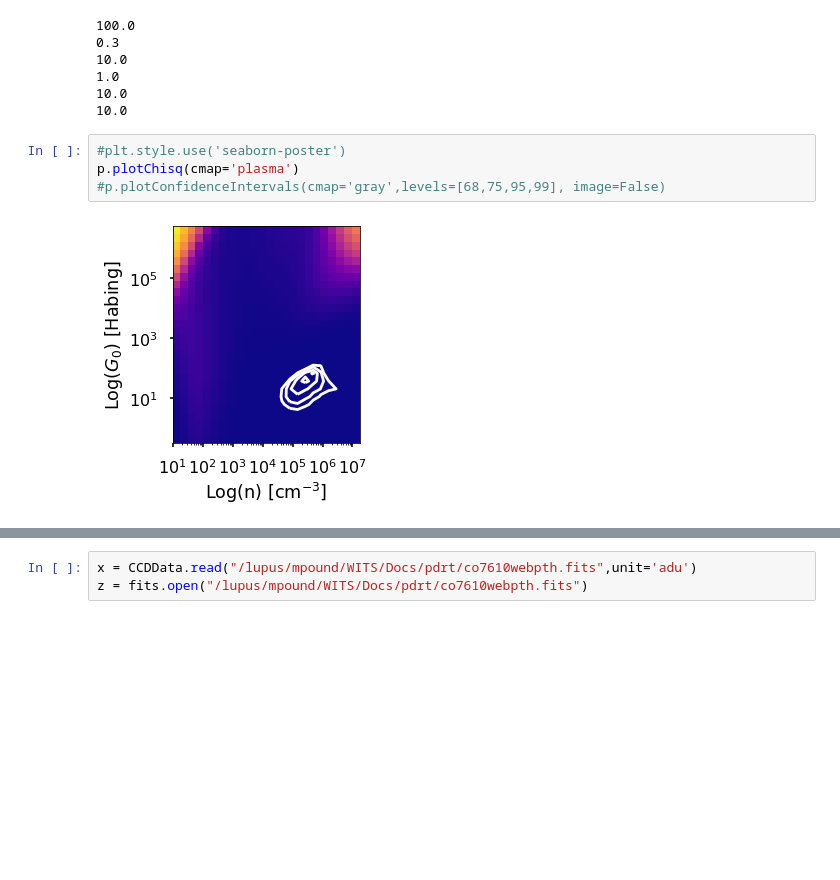
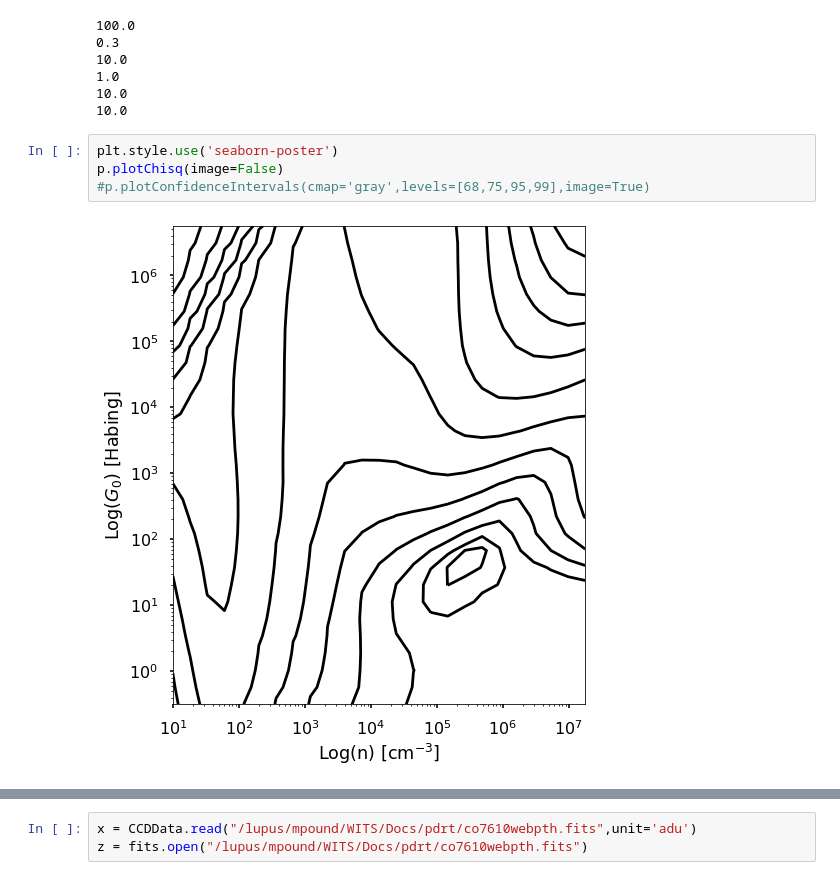
Before and after one commit to mpound/pdrttest, a Jupyter notebook: compute chisq.ipynb, the cells around one changed output, grey strips where cells are left out. Saved outputs shown, nothing was run; the diff lists cells and outputs as text; blank space fills up the shorter version.

```diff
--- a/compute chisq.ipynb
+++ b/compute chisq.ipynb
@@ -511,8 +600,8 @@ p.doit(md)
 10.0
 10.0
 # %%
-#plt.style.use('seaborn-poster')
-p.plotChisq(cmap='plasma')
-#p.plotConfidenceIntervals(cmap='gray',levels=[68,75,95,99], image=False)
+plt.style.use('seaborn-poster')
+p.plotChisq(image=False)
+#p.plotConfidenceIntervals(cmap='gray',levels=[68,75,95,99],image=True)
 # %% [output]
-[figure, old version]
+[figure, new version]
```
Also changed, not shown: parts of 11 cells of this notebook.
